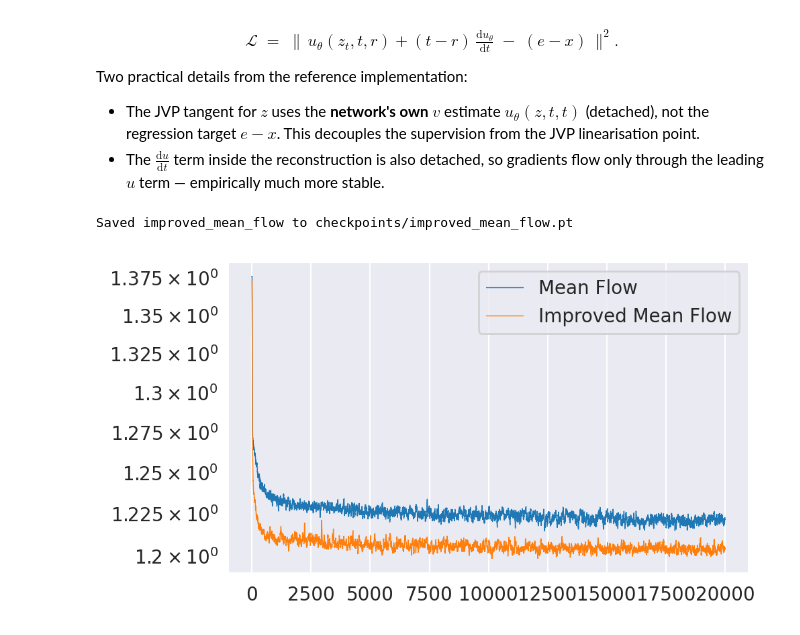
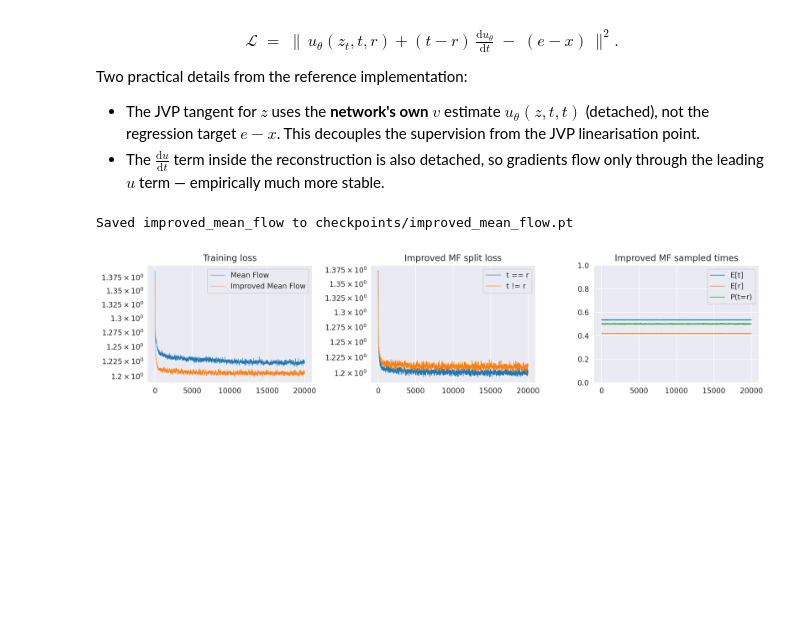
Before and after one commit to etienne87/diffusion_tutorials, a Jupyter notebook: notebooks/mean_flow.ipynb, the cells around one changed output. Cells and saved outputs as stored; diff of their text form; code cells hidden in the pictures; blank space fills up the shorter version.

```diff
--- a/notebooks/mean_flow.ipynb
+++ b/notebooks/mean_flow.ipynb
@@ -293,42 +347,85 @@ def train_step_improved_meanflow(x, net, optimizer):
     # estimate v_hat = u(z, t, t) (detached) instead of (e - x). This decouples the
     # JVP linearisation point from the regression target — more stable empirically.
     v_hat = net(z, t, t).detach()
     zero = torch.zeros_like(t)
     one = torch.ones_like(t)
     u, dudt = jvp(lambda z, t, r: net(z, t, r), (z, t, r), (v_hat, one, zero))
 
     # Reverse the mean-flow identity: v = u + (t-r) du/dt. Detach du/dt so gradients
     # only flow through the leading u term (otherwise training is brittle).
     v_recon = u + (t - r) * dudt.detach()
 
     err = ((v_recon - v_target) ** 2).sum(dim=1)
     w = (err.detach() + 1e-3) ** 0.75  # adaptive loss weighting
-    loss = (err / w).mean()
+    per_sample_loss = err / w
+    loss = per_sample_loss.mean()
+
+    dt = (t - r).squeeze(1)
+    eq_mask = dt == 0
+    neq_mask = ~eq_mask
 
     optimizer.zero_grad()
     loss.backward()
     optimizer.step()
-    return loss
+
+    stats = {
+        "t_mean": t.mean(),
+        "r_mean": r.mean(),
+        "eq_frac": eq_mask.float().mean(),
+        "loss_eq": per_sample_loss[eq_mask].mean() if eq_mask.any() else torch.nan,
+        "loss_neq": per_sample_loss[neq_mask].mean() if neq_mask.any() else torch.nan,
+    }
+    return loss, stats
 
 
 model_imf = MeanFlowMLP(2, 128, time_dim=0, n_residual=7)
 
-losses_imf = load_or_train(
+losses_imf, imf_stats = load_or_train(
     model_imf, name="improved_mean_flow", train_step=train_step_improved_meanflow,
     data=train_set, niter=20000, lr=1e-3,
     ckpt_dir=ckpt_dir, batch_size=4096,
-    load=True, save=True,
+    load=True, save=True, return_stats=True,
 )
 
+# Fallback when loading old checkpoints that don't contain stats.
+if len(imf_stats) == 0:
+    print("No per-step stats found for improved_mean_flow; retrain with load=False to populate t/r and split-loss curves.")
+
+imf_loss_eq = _smooth_curve([s.get("loss_eq", np.nan) for s in imf_stats]) if len(imf_stats) else np.array([])
+imf_loss_neq = _smooth_curve([s.get("loss_neq", np.nan) for s in imf_stats]) if len(imf_stats) else np.array([])
+imf_t_mean = _smooth_curve([s.get("t_mean", np.nan) for s in imf_stats]) if len(imf_stats) else np.array([])
+imf_r_mean = _smooth_curve([s.get("r_mean", np.nan) for s in imf_stats]) if len(imf_stats) else np.array([])
+imf_eq_frac = _smooth_curve([s.get("eq_frac", np.nan) for s in imf_stats]) if len(imf_stats) else np.array([])
+
 with sns.axes_style("darkgrid"):
-    fig, ax = plt.subplots(figsize=(5, 3), dpi=200)
-    ax.semilogy(np.arange(len(losses)),     losses,     linewidth=0.5, label='Mean Flow')
-    ax.semilogy(np.arange(len(losses_imf)), losses_imf, linewidth=0.5, label='Improved Mean Flow')
-    ax.legend()
+    fig, axes = plt.subplots(1, 3, figsize=(13, 3), dpi=200)
+
+    axes[0].semilogy(np.arange(len(losses)), losses, linewidth=0.5, label='Mean Flow')
+    axes[0].semilogy(np.arange(len(losses_imf)), losses_imf, linewidth=0.5, label='Improved Mean Flow')
+    axes[0].set_title('Training loss')
+    axes[0].legend()
+
+    if len(imf_stats):
+        axes[1].semilogy(np.arange(len(imf_loss_eq)), imf_loss_eq, linewidth=0.7, label='t == r')
+        axes[1].semilogy(np.arange(len(imf_loss_neq)), imf_loss_neq, linewidth=0.7, label='t != r')
+        axes[1].set_title('Improved MF split loss')
+        axes[1].legend()
+
+        axes[2].plot(np.arange(len(imf_t_mean)), imf_t_mean, linewidth=0.9, label='E[t]')
+        axes[2].plot(np.arange(len(imf_r_mean)), imf_r_mean, linewidth=0.9, label='E[r]')
+        axes[2].plot(np.arange(len(imf_eq_frac)), imf_eq_frac, linewidth=0.9, label='P(t=r)')
+        axes[2].set_ylim(0.0, 1.0)
+        axes[2].set_title('Improved MF sampled times')
+        axes[2].legend()
+    else:
+        axes[1].set_axis_off()
+        axes[2].set_axis_off()
+
+    plt.tight_layout()
     plt.show()
 # %% [output]
 Saved improved_mean_flow to checkpoints/improved_mean_flow.pt
-[figure, old version]
+[figure, new version]
 # %%
 imf_1  = generate_samples_meanflow(model_imf, 10000, n_steps=1)
 imf_2  = generate_samples_meanflow(model_imf, 10000, n_steps=2)
```
Also changed, not shown: parts of 5 cells of this notebook.
